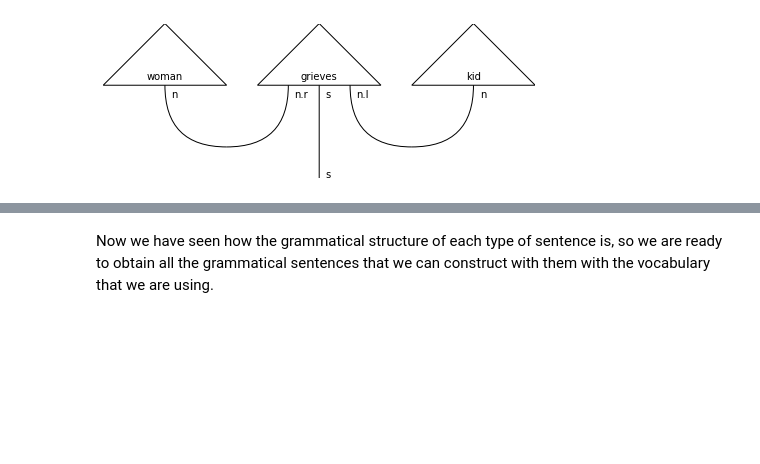
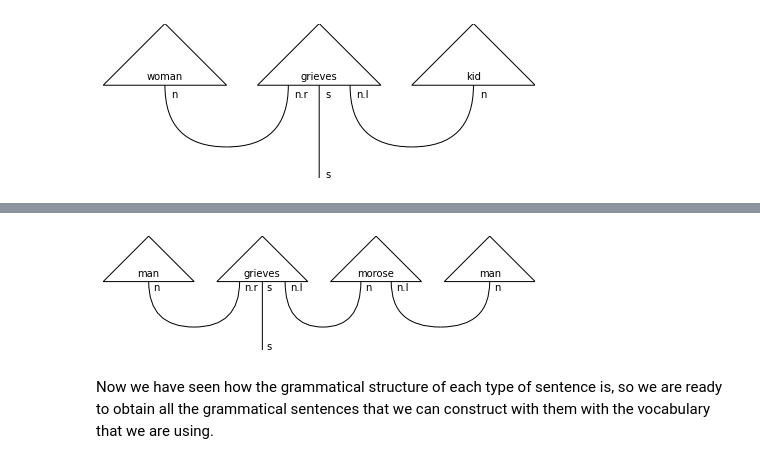
Before and after one commit to PaulaGarciaMolina/QNLP_Qiskit_Hackathon, a Jupyter notebook: sentiment_analysis/sentiment_analysis_iqp.ipynb, the cells around one changed output, grey strips where cells are left out. Drawn from its saved outputs; the diff is of its cells as text; code cells hidden in the pictures; blank space fills up the shorter version.

```diff
--- a/sentiment_analysis/sentiment_analysis_iqp.ipynb
+++ b/sentiment_analysis/sentiment_analysis_iqp.ipynb
@@ -96,3 +103,9 @@ pregroup.draw(sentence)
+# %%
+grammar =  Cup(n, n.r) @ Id(s) @ Cup(n.l, n) @ Cup(n.l, n) >> Id(s)
+sentence =  man @ grieves @ morose @ man >> grammar
+pregroup.draw(sentence)
+# %% [output]
+[figure, added]
 # %% [markdown]
 Now we have seen how the grammatical structure of each type of sentence is, so we are ready to obtain all the grammatical sentences that we can construct with them with the vocabulary that we are using.
 # %%
```
Also changed, not shown: parts of 15 cells of this notebook.
